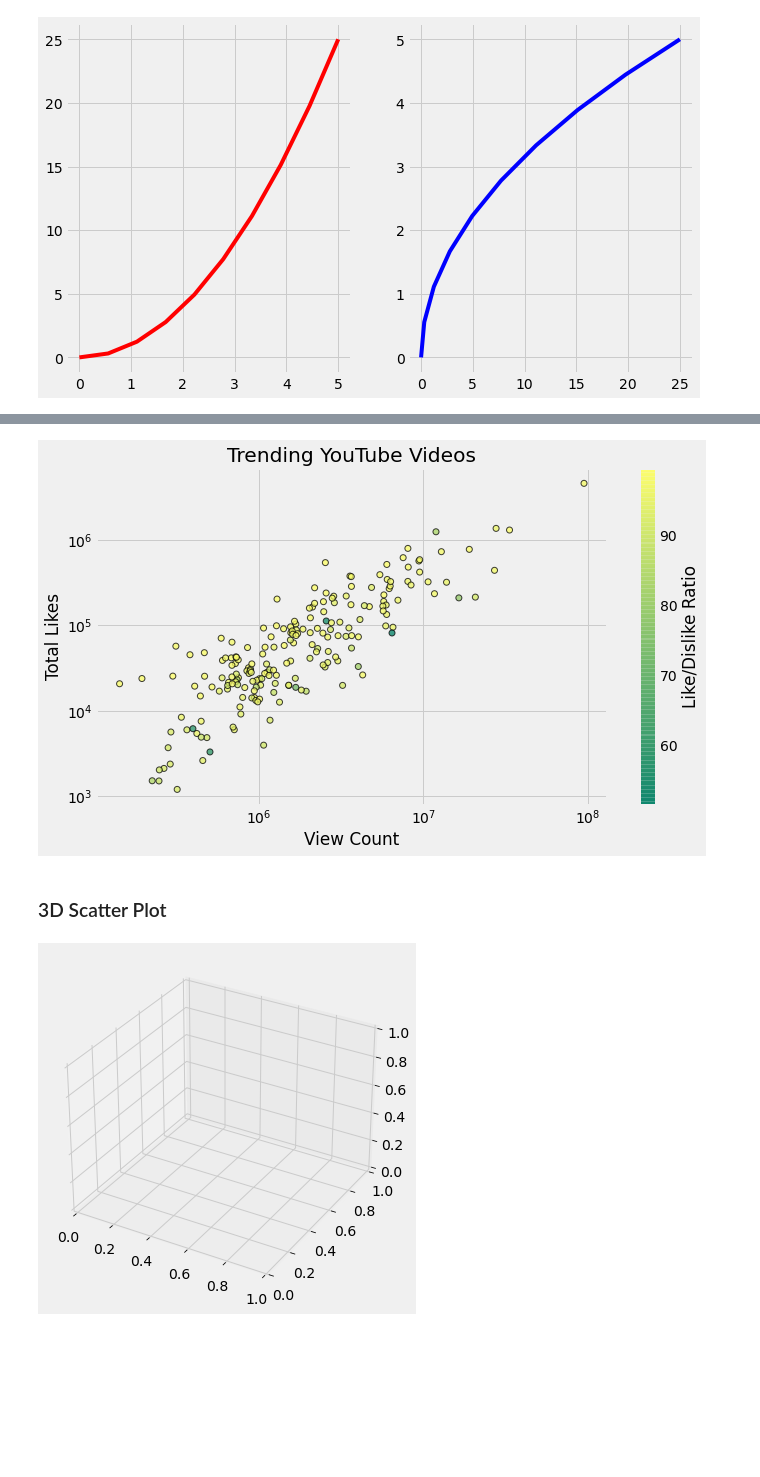
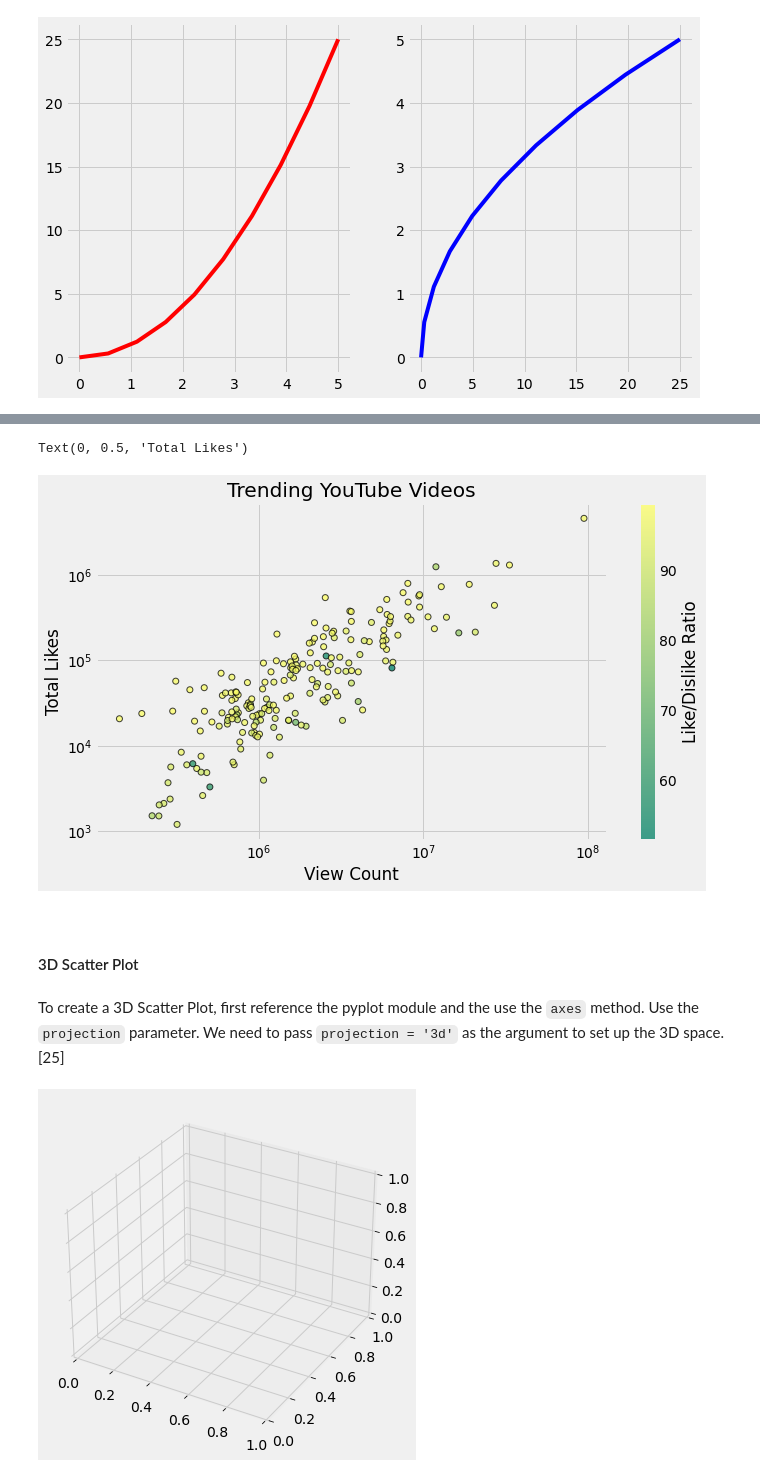
Before and after one commit to Cormac88/Fundamentals-of-Data-Analysis, a Jupyter notebook: pyplot.ipynb, the cells around one changed output, grey strips where cells are left out. Saved outputs shown, nothing was run; the diff lists cells and outputs as text; code cells hidden in the pictures; blank space fills up the shorter version.

```diff
--- a/pyplot.ipynb
+++ b/pyplot.ipynb
@@ -667,25 +639,28 @@ plt.tight_layout()
 # %%
 data = pd.read_csv('data/scatterplot_data.csv')
 view_count = data['view_count']
 likes = data['likes']
 ratio = data['ratio']
 
-plt.scatter(view_count, likes, c=ratio, cmap='summer',
-            edgecolor='black', linewidth=1, alpha=0.75)
+fig, ax = plt.subplots(tight_layout = True)
 
-cbar = plt.colorbar()
+trending_youtube = ax.scatter(view_count, likes, c = ratio, cmap = 'summer',
+            edgecolor = 'black', linewidth = 1, alpha = 0.75)
+
+cbar = fig.colorbar(trending_youtube)
 cbar.set_label('Like/Dislike Ratio')
 
 plt.xscale('log')
 plt.yscale('log')
 
 plt.title('Trending YouTube Videos')
 plt.xlabel('View Count')
 plt.ylabel('Total Likes')
-
-plt.tight_layout()
 # %% [output]
+Text(0, 0.5, 'Total Likes')
-[figure, old version]
+[figure, new version]
 # %% [markdown]
-### 3D Scatter Plot
+<br>
+
+#### 3D Scatter Plot
 # %%
@@ -697,4 +672,6 @@ n = 50
 x = rng.normal(mu, 1, size=n)
 y = rng.normal(mu, 1, size=n)
 z = rng.normal(mu, 1, size=n)
+# %% [markdown]
+To create a 3D Scatter Plot, first reference the pyplot module and the use the `axes` method. Use the `projection` parameter. We need to pass `projection = '3d'` as the argument to set up the 3D space. [25]
 # %%
```
Also changed, not shown: parts of 134 cells of this notebook, 3 other files.
